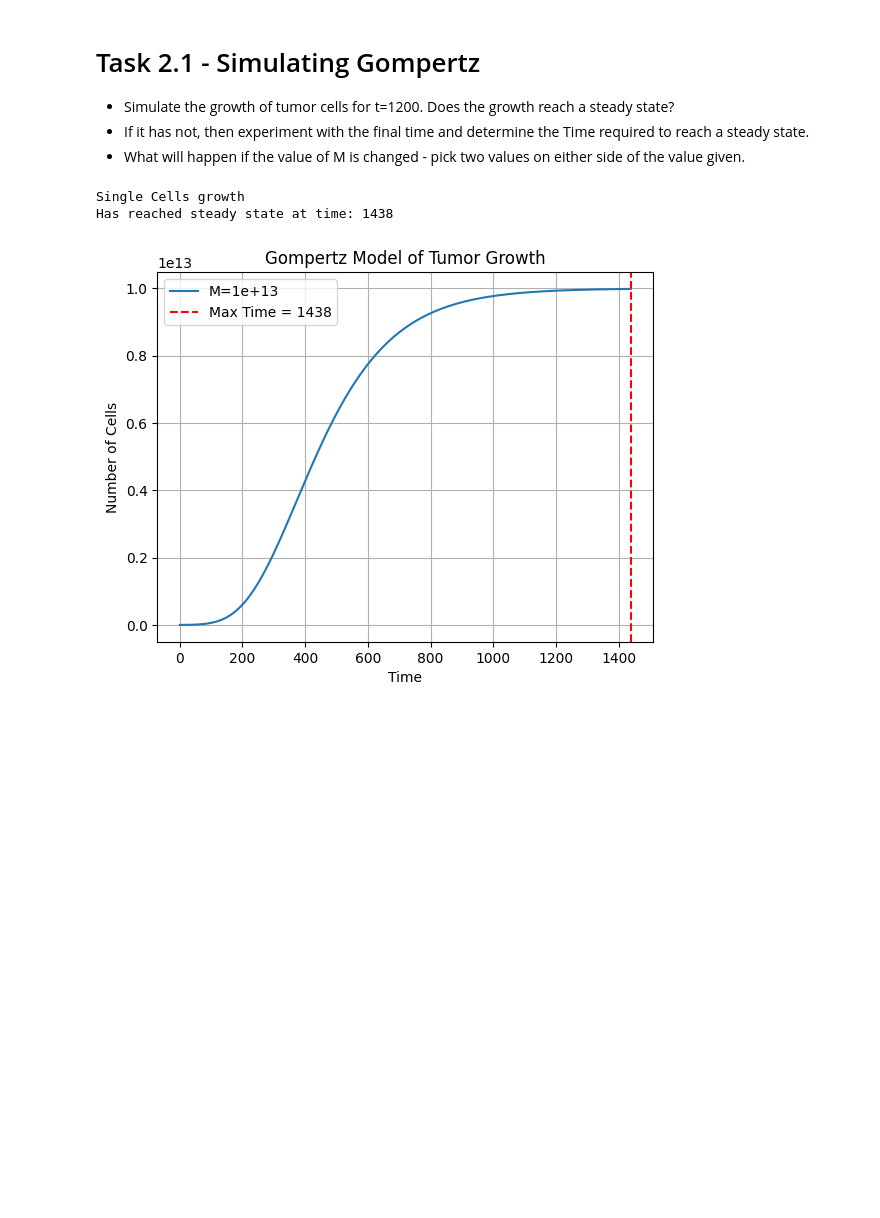
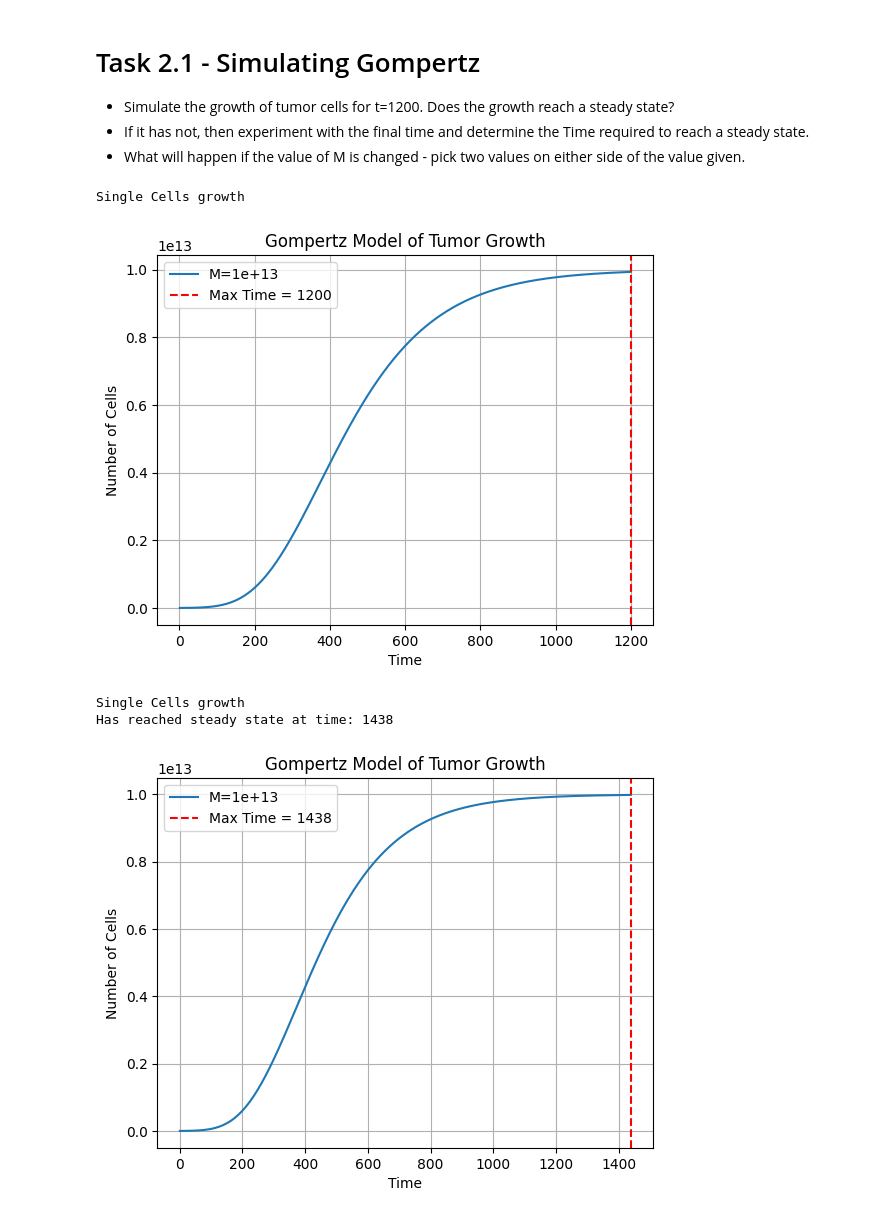
Before and after one commit to jamesmcmillan61/ComputationalScience, a Jupyter notebook: Final/Task2.1.ipynb, the cells around one changed output. Saved outputs shown, nothing was run; the diff lists cells and outputs as text; code cells hidden in the pictures; blank space fills up the shorter version.

```diff
--- a/Final/Task2.1.ipynb
+++ b/Final/Task2.1.ipynb
@@ -15,7 +15,7 @@ k = 0.006
 N0 = 10**9
 M = 10**13
 h = 1
-maxTime = 120000
+maxTime = 12000
 # %%
 # Function to simulate a signle cell's crowth
 def SignleCellsGrowth(h, k, M, InishalN, maxTime):
@@ -72,6 +72,16 @@ def DisplayGraph(Values, Times, mValue, MaxTime):
     plt.legend()
     plt.grid(True)
     plt.show()
+# %%
+# Run growth for single cell
+Times, NValues, MaxHit, maxHitTime = SignleCellsGrowth(h, k, M, N0, 1200)
+
+#plt.plot(Times, NValues, label=f"M={M}")
+
+DisplayGraph(NValues,Times,M,maxHitTime)
+# %% [output]
+Single Cells growth
+[figure, added]
 # %%
 # Run growth for single cell
 Times, NValues, MaxHit, maxHitTime = SignleCellsGrowth(h, k, M, N0, maxTime)
```
Also changed, not shown: parts of 4 cells of this notebook, 2 other files.
